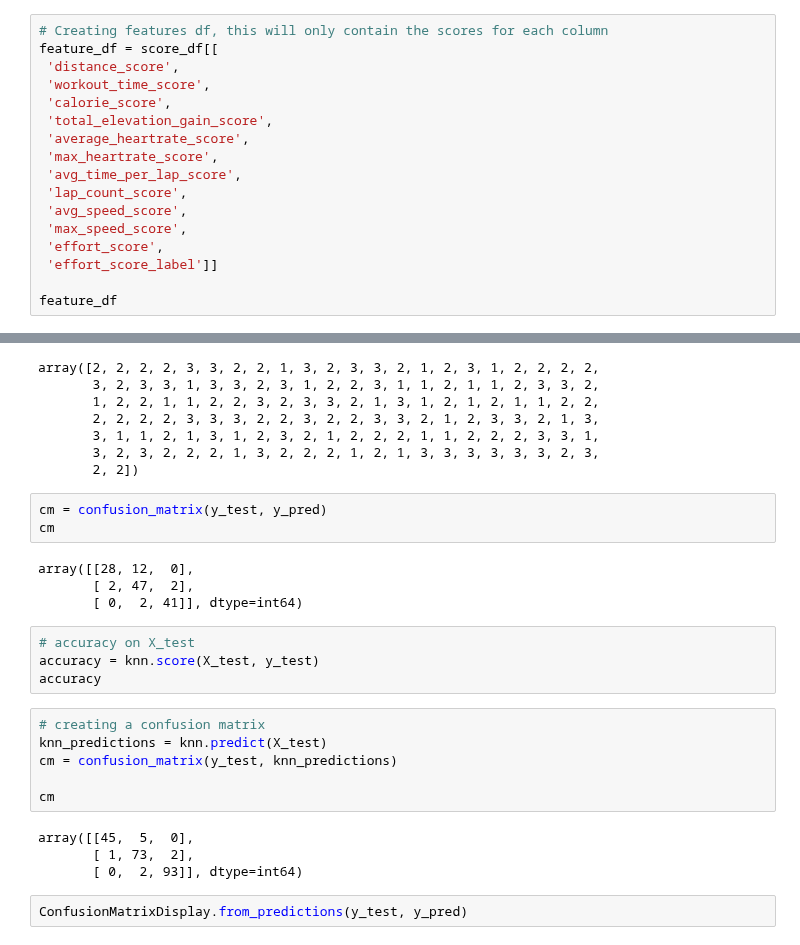
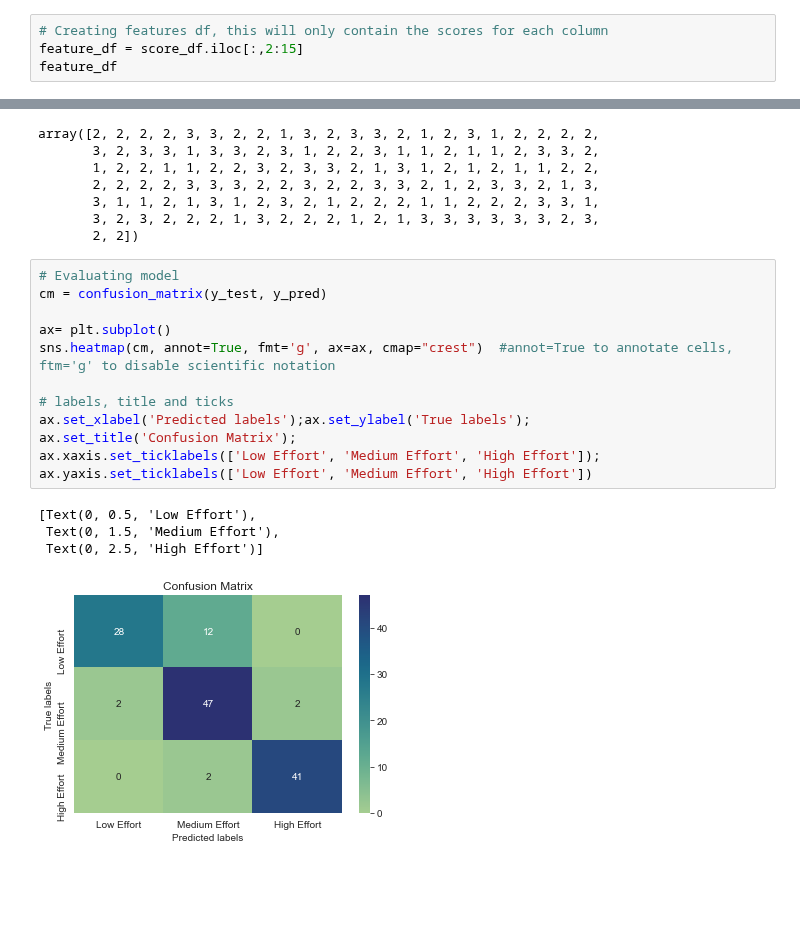
Before and after one commit to ManuelElizaldi/PyStrava, a Jupyter notebook: ClassificationModel.ipynb, the cells around one changed output, grey strips where cells are left out. Drawn from its saved outputs; the diff is of its cells as text; blank space fills up the shorter version.

Commit message:
Added confusion matrix

```diff
--- a/ClassificationModel.ipynb
+++ b/ClassificationModel.ipynb
@@ -319,19 +306,6 @@ list(score_df.columns)
 # %%
 # Creating features df, this will only contain the scores for each column
-feature_df = score_df[[
- 'distance_score',
- 'workout_time_score',
- 'calorie_score',
- 'total_elevation_gain_score',
- 'average_heartrate_score',
- 'max_heartrate_score',
- 'avg_time_per_lap_score',
- 'lap_count_score',
- 'avg_speed_score',
- 'max_speed_score',
- 'effort_score',
- 'effort_score_label']]
-
+feature_df = score_df.iloc[:,2:15]
 feature_df
 # %% [output]
 |  | distance_score | workout_time_score | calorie_score | total_elevation_gain_score | average_heartrate_score | ... |
@@ -394,26 +368,19 @@ array([2, 2, 2, 2, 3, 3, 2, 2, 1, 3, 2, 3, 3, 2, 1, 2, 3, 1, 2, 2, 2, 2,
        3, 1, 1, 2, 1, 3, 1, 2, 3, 2, 1, 2, 2, 2, 1, 1, 2, 2, 2, 3, 3, 1,
        3, 2, 3, 2, 2, 2, 1, 3, 2, 2, 2, 1, 2, 1, 3, 3, 3, 3, 3, 3, 2, 3,
        2, 2])
-# %%
-cm = confusion_matrix(y_test, y_pred)
-cm
-# %% [output]
-array([[28, 12,  0],
-       [ 2, 47,  2],
-       [ 0,  2, 41]], dtype=int64)
-# %%
-# accuracy on X_test
-accuracy = knn.score(X_test, y_test)
-accuracy
-# %%
-# creating a confusion matrix
-knn_predictions = knn.predict(X_test)
-cm = confusion_matrix(y_test, knn_predictions)
-
-cm
-# %% [output]
-array([[45,  5,  0],
-       [ 1, 73,  2],
-       [ 0,  2, 93]], dtype=int64)
-# %%
-ConfusionMatrixDisplay.from_predictions(y_test, y_pred)
+# %%
+# Evaluating model
+cm = confusion_matrix(y_test, y_pred)
+
+ax= plt.subplot()
+sns.heatmap(cm, annot=True, fmt='g', ax=ax, cmap="crest")  #annot=True to annotate cells, ftm='g' to disable scientific notation
+
+# labels, title and ticks
+ax.set_xlabel('Predicted labels');ax.set_ylabel('True labels');
+ax.set_title('Confusion Matrix');
+ax.xaxis.set_ticklabels(['Low Effort', 'Medium Effort', 'High Effort']); ax.yaxis.set_ticklabels(['Low Effort', 'Medium Effort', 'High Effort'])
+# %% [output]
+[Text(0, 0.5, 'Low Effort'),
+ Text(0, 1.5, 'Medium Effort'),
+ Text(0, 2.5, 'High Effort')]
+[figure, added]
```
Also changed, not shown: parts of 6 cells of this notebook.
